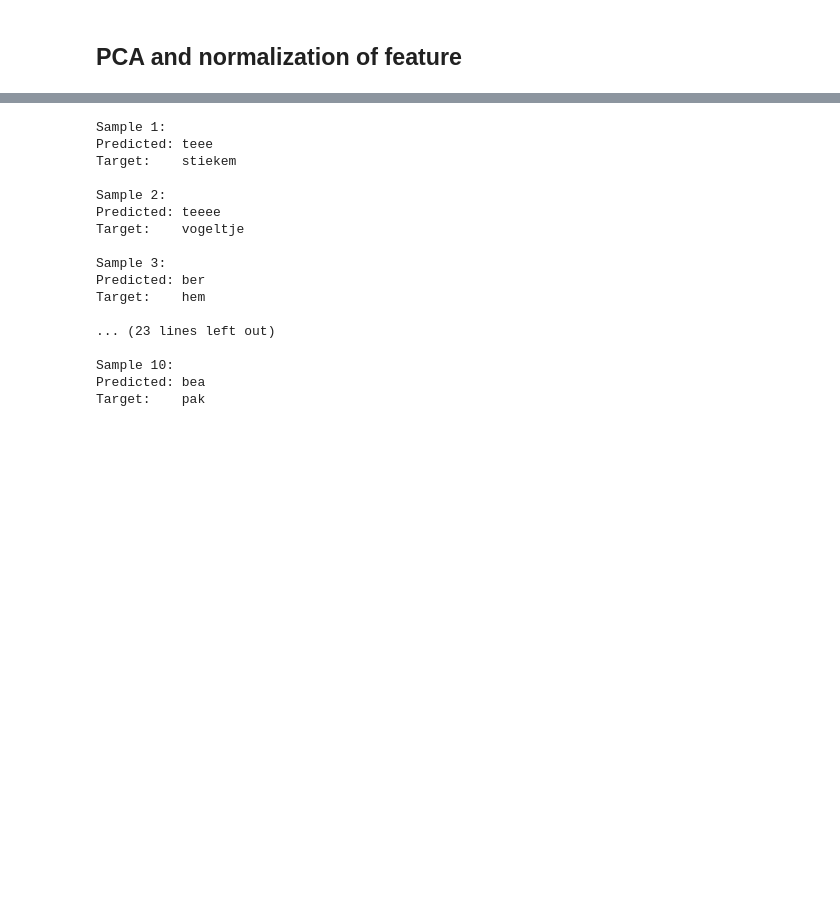
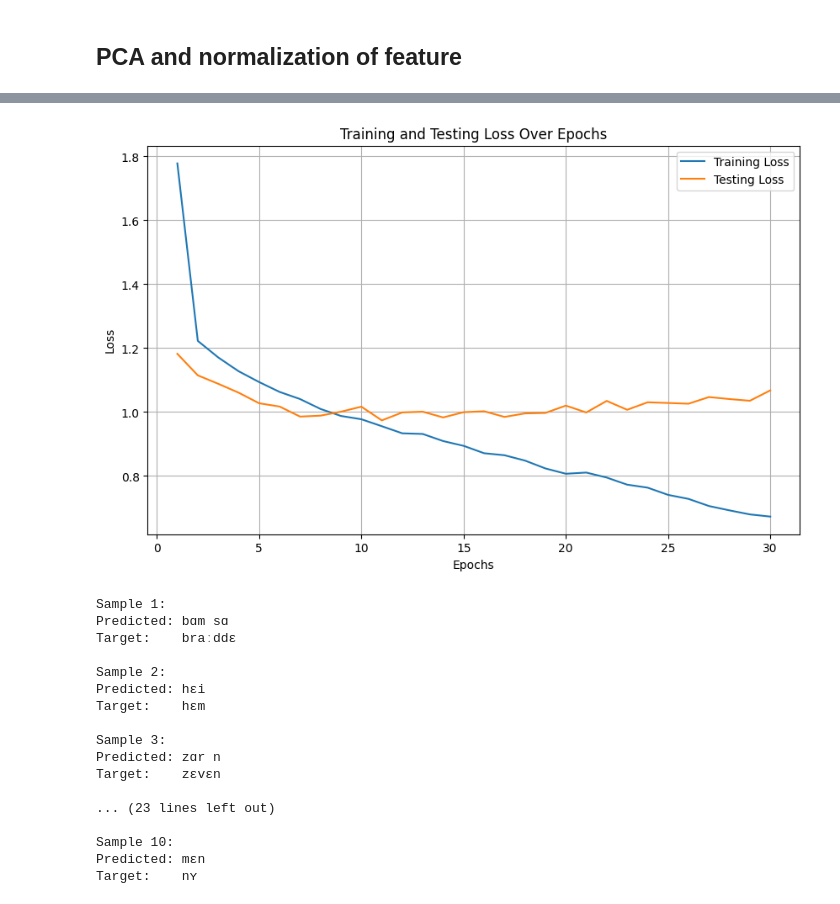
Before and after one commit to Mengyu-TU/projects_demo, a Jupyter notebook: EEG_speech_decoding/EEG_decoding_notebook.ipynb, the cells around one changed output, grey strips where cells are left out. Drawn from its saved outputs; the diff is of its cells as text; code cells hidden in the pictures; blank space fills up the shorter version.

```diff
--- a/EEG_speech_decoding/EEG_decoding_notebook.ipynb
+++ b/EEG_speech_decoding/EEG_decoding_notebook.ipynb
@@ -337,10 +414,23 @@ Target:    binnenplaats
+# %%
+# Plotting the losses
+plt.figure(figsize=(10, 6))
+plt.plot(range(1, num_epochs+1), train_losses, label='Training Loss')
+plt.plot(range(1, num_epochs+1), val_losses, label='Testing Loss')
+plt.xlabel('Epochs')
+plt.ylabel('Loss')
+plt.title('Training and Testing Loss Over Epochs')
+plt.legend()
+plt.grid(True)
+plt.show()
+# %% [output]
+[figure, added]
 # %%
 # Set model to evaluation mode
 model.eval()
 
-# Get all samples from the test_dataloader
+# Get all samples from the train_dataloader
 all_samples = []
-for data, target in train_dataloader:
+for data, target in test_dataloader:
     all_samples.extend(list(zip(data, target)))
 
 # Randomly select 10 samples
@@ -355,29 +445,29 @@ with torch.no_grad():
         # Get the predicted indices
         _, predicted_indices = torch.max(output, dim=2)
 
-        # Convert predictions and targets to characters
-        predicted_chars = indices_to_chars(predicted_indices[0].cpu().numpy())
-        target_chars = indices_to_chars(target[0].cpu().numpy())
+        # Convert predictions and targets to phonemes
+        predicted_phonemes = ''.join([int_to_phoneme[idx] for idx in predicted_indices[0].cpu().numpy() if idx in int_to_phoneme])
+        target_phonemes = ''.join([int_to_phoneme[idx] for idx in target[0].cpu().numpy() if idx in int_to_phoneme])
 
         print(f"Sample {i + 1}:")
-        print(f"Predicted: {predicted_chars}")
-        print(f"Target:    {target_chars}")
+        print(f"Predicted: {predicted_phonemes}")
+        print(f"Target:    {target_phonemes}")
         print()
 # %% [output]
 Sample 1:
-Predicted: teee
-Target:    stiekem
+Predicted: bɑm sɑ
+Target:    braːddɛ
 
 Sample 2:
-Predicted: teeee
-Target:    vogeltje
+Predicted: hɛi
+Target:    hɛm
 
 Sample 3:
-Predicted: ber
-Target:    hem
+Predicted: zɑr n
+Target:    zɛvɛn
 
 ... (23 lines left out)
 
 Sample 10:
-Predicted: bea
-Target:    pak
+Predicted: mɛn
+Target:    nʏ
```
Also changed, not shown: parts of 17 cells of this notebook, 3 other files.
